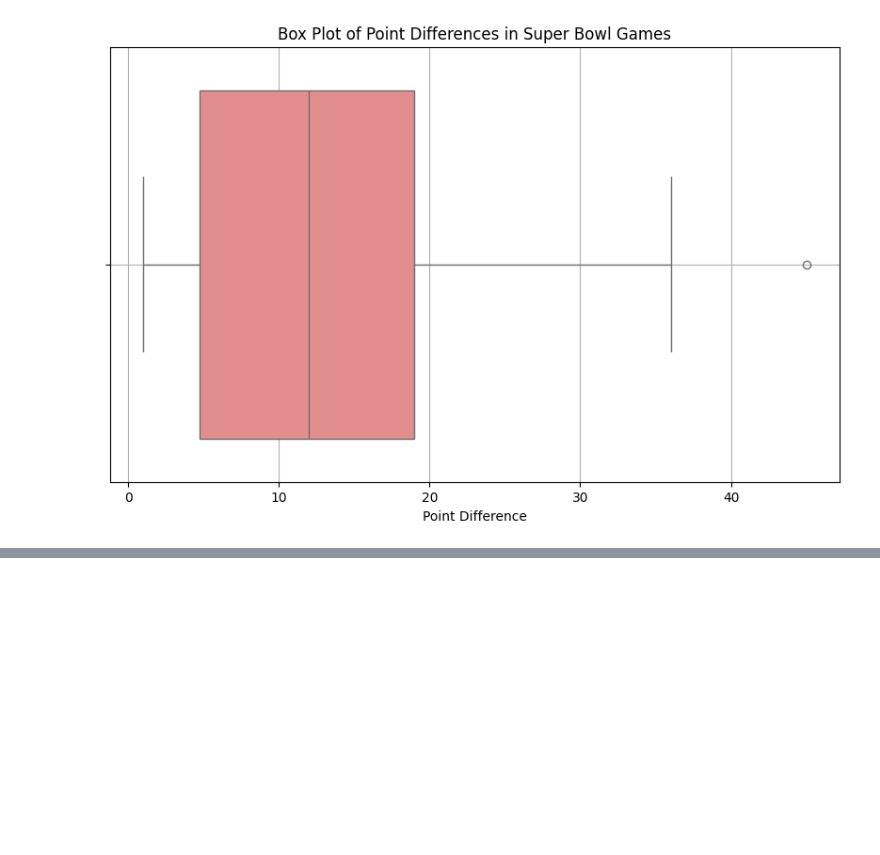
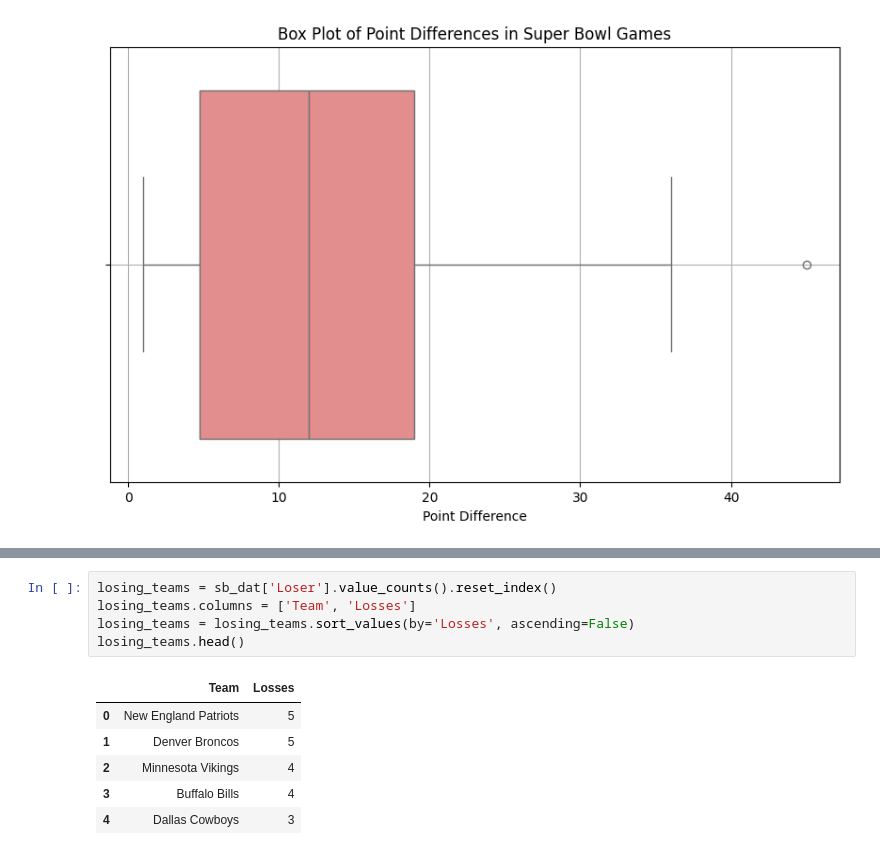
Before and after one commit to FergusSteel/datafest-hackathon, a Jupyter notebook: kyle.ipynb, the cells around one changed output, grey strips where cells are left out. Drawn from its saved outputs; the diff is of its cells as text; blank space fills up the shorter version.

```diff
--- a/kyle.ipynb
+++ b/kyle.ipynb
@@ -57,0 +66,12 @@ winning_teams = winning_teams.sort_values(by='Wins', ascending=False)
+# %%
+losing_teams = sb_dat['Loser'].value_counts().reset_index()
+losing_teams.columns = ['Team', 'Losses']
+losing_teams = losing_teams.sort_values(by='Losses', ascending=False)
+losing_teams.head()
+# %% [output]
+|  | Team | Losses |
+| 0 | New England Patriots | 5 |
+| 1 | Denver Broncos | 5 |
+| 2 | Minnesota Vikings | 4 |
+| 3 | Buffalo Bills | 4 |
+| 4 | Dallas Cowboys | 3 |
```
Also changed, not shown: parts of 2 cells of this notebook.
